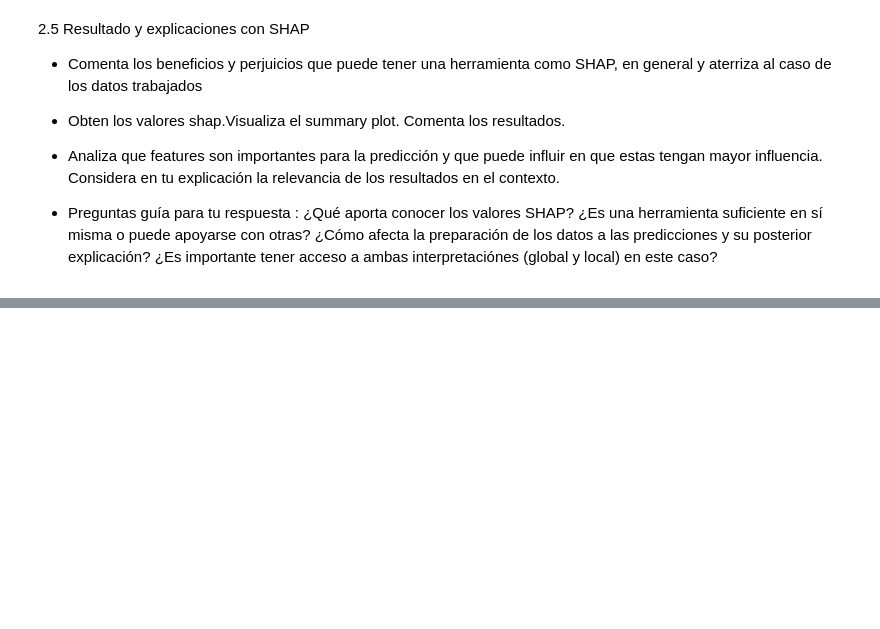
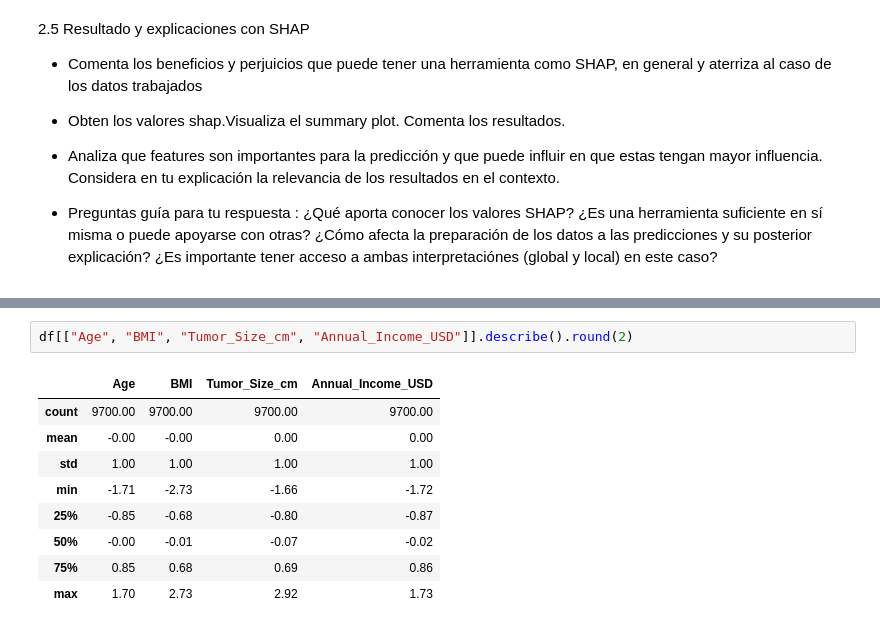
Before and after one commit to nacho200515/Taller_1_etica_para_ciencia_de_datos, a Jupyter notebook: Taller3/Taller_sumativo_3.ipynb, the cells around one changed output, grey strips where cells are left out. Saved outputs shown, nothing was run; the diff lists cells and outputs as text; blank space fills up the shorter version.

```diff
--- a/Taller3/Taller_sumativo_3.ipynb
+++ b/Taller3/Taller_sumativo_3.ipynb
@@ -206,0 +226,12 @@ from sklearn.preprocessing import LabelEncoder, OneHotEncoder, StandardScaler,Mi
+# %%
+df[["Age", "BMI", "Tumor_Size_cm", "Annual_Income_USD"]].describe().round(2)
+# %% [output]
+|  | Age | BMI | Tumor_Size_cm | Annual_Income_USD |
+| count | 9700.00 | 9700.00 | 9700.00 | 9700.00 |
+| mean | -0.00 | -0.00 | 0.00 | 0.00 |
+| std | 1.00 | 1.00 | 1.00 | 1.00 |
+| min | -1.71 | -2.73 | -1.66 | -1.72 |
+| 25% | -0.85 | -0.68 | -0.80 | -0.87 |
+| 50% | -0.00 | -0.01 | -0.07 | -0.02 |
+| 75% | 0.85 | 0.68 | 0.69 | 0.86 |
+| max | 1.70 | 2.73 | 2.92 | 1.73 |
```
Also changed, not shown: parts of 12 cells of this notebook, 2 other files.
